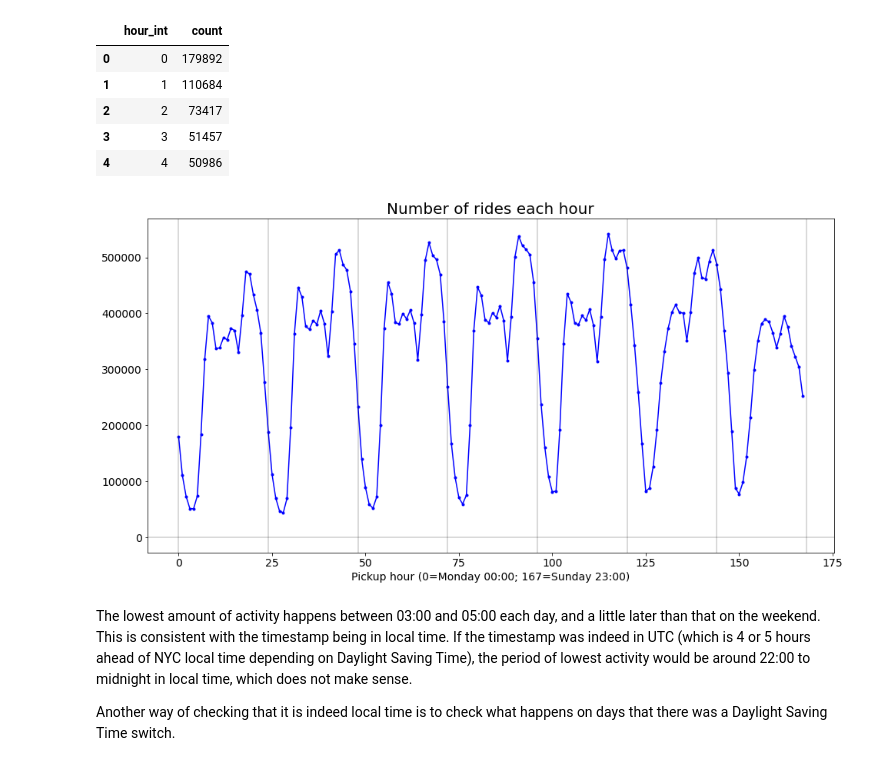
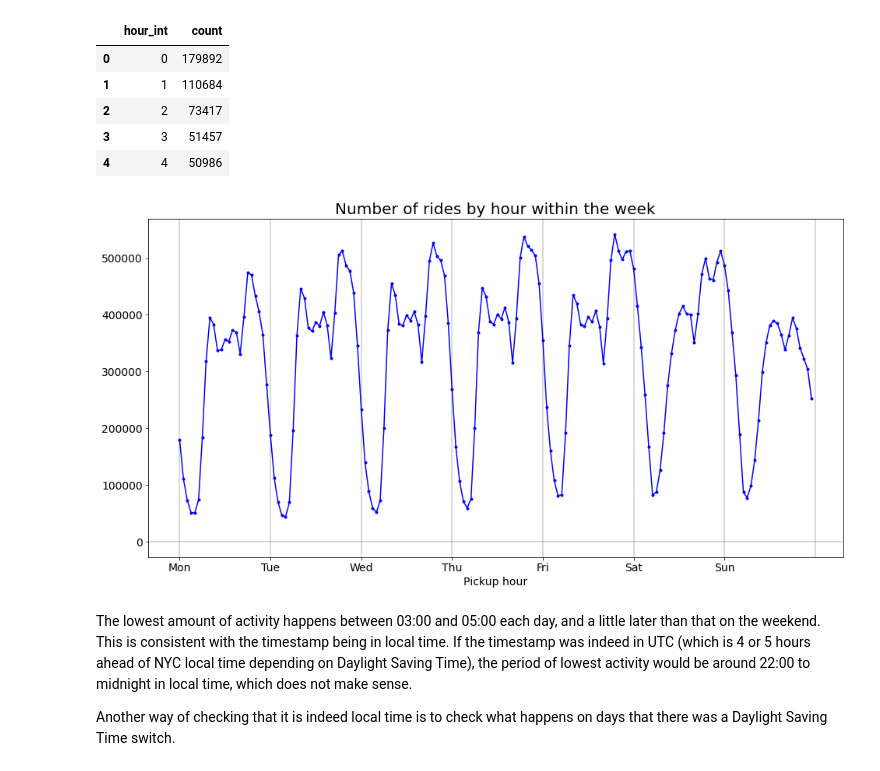
Before and after one commit to tiagobbatalhao/kaggle_nyc_taxi_fare, a Jupyter notebook: notebooks/new_york_taxi.ipynb, the cells around one changed output. Cells and saved outputs as stored; diff of their text form; code cells hidden in the pictures.

```diff
--- a/notebooks/new_york_taxi.ipynb
+++ b/notebooks/new_york_taxi.ipynb
@@ -162,13 +162,15 @@ df_hour.head()
 # %%
 fig, ax = plt.subplots(figsize=(16, 8))
 ax.plot(df_hour['hour_int'], df_hour['count'], 'b.-')
 ax.axhline(0, color='k', alpha=0.2);
 for day in range(8):
     ax.axvline(24*day, color='k', alpha=0.2);
-ax.set_xlabel('Pickup hour (0=Monday 00:00; 167=Sunday 23:00)', fontsize=14);
-ax.set_title('Number of rides each hour', fontsize=20);
+ax.set_xticks([24*x for x in range(7)])
+ax.set_xticklabels(['Mon', 'Tue', 'Wed', 'Thu', 'Fri', 'Sat', 'Sun'])
+ax.set_xlabel('Pickup hour', fontsize=14);
+ax.set_title('Number of rides by hour within the week', fontsize=20);
 # %% [output]
-[figure, old version]
+[figure, new version]
 # %% [markdown]
 The lowest amount of activity happens between 03:00 and 05:00 each day, and a little later than that on the weekend. This is consistent with the timestamp being in local time. If the timestamp was indeed in UTC (which is 4 or 5 hours ahead of NYC local time depending on Daylight Saving Time), the period of lowest activity would be around 22:00 to midnight in local time, which does not make sense.
 
```
Also changed, not shown: parts of 75 cells of this notebook.
